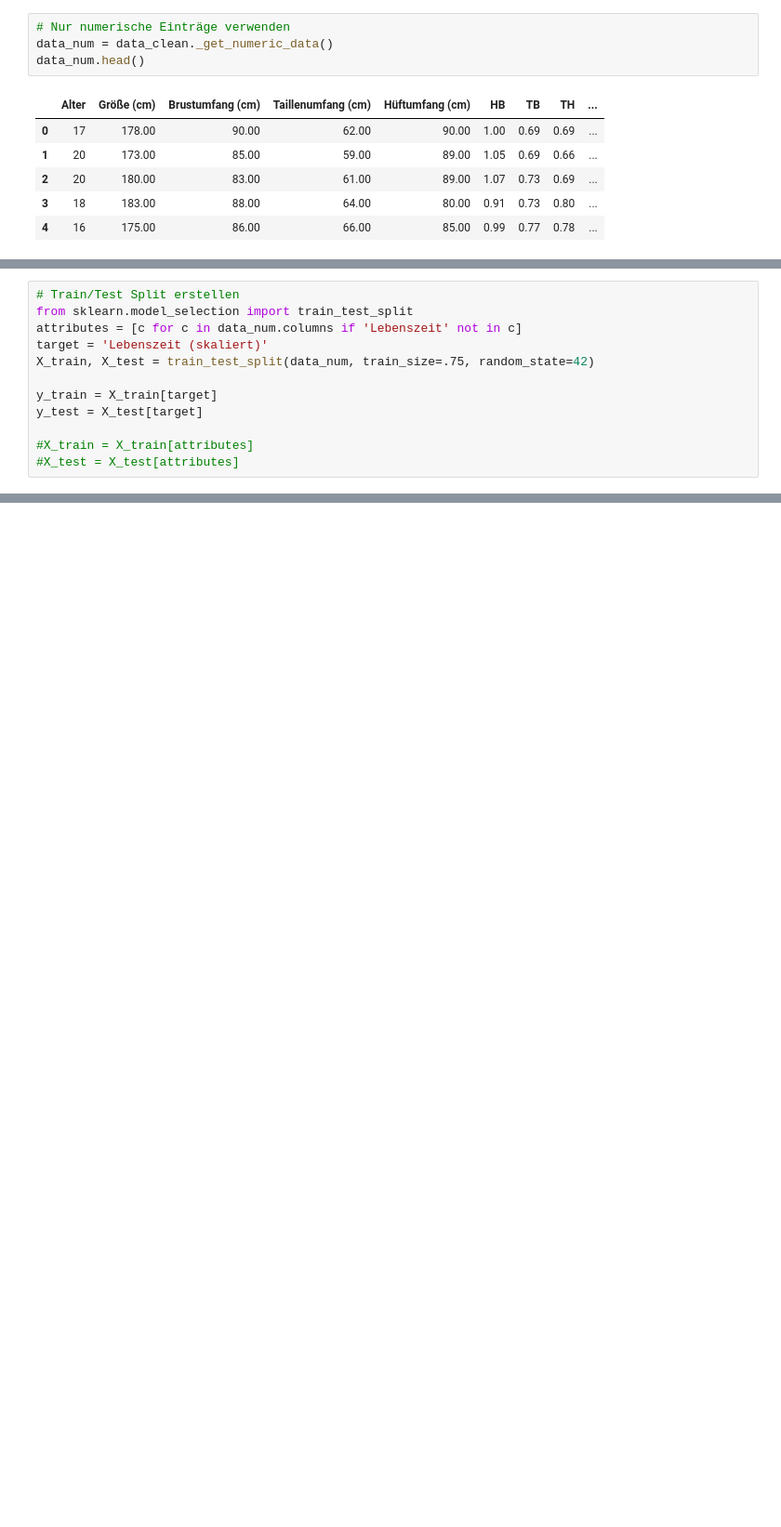
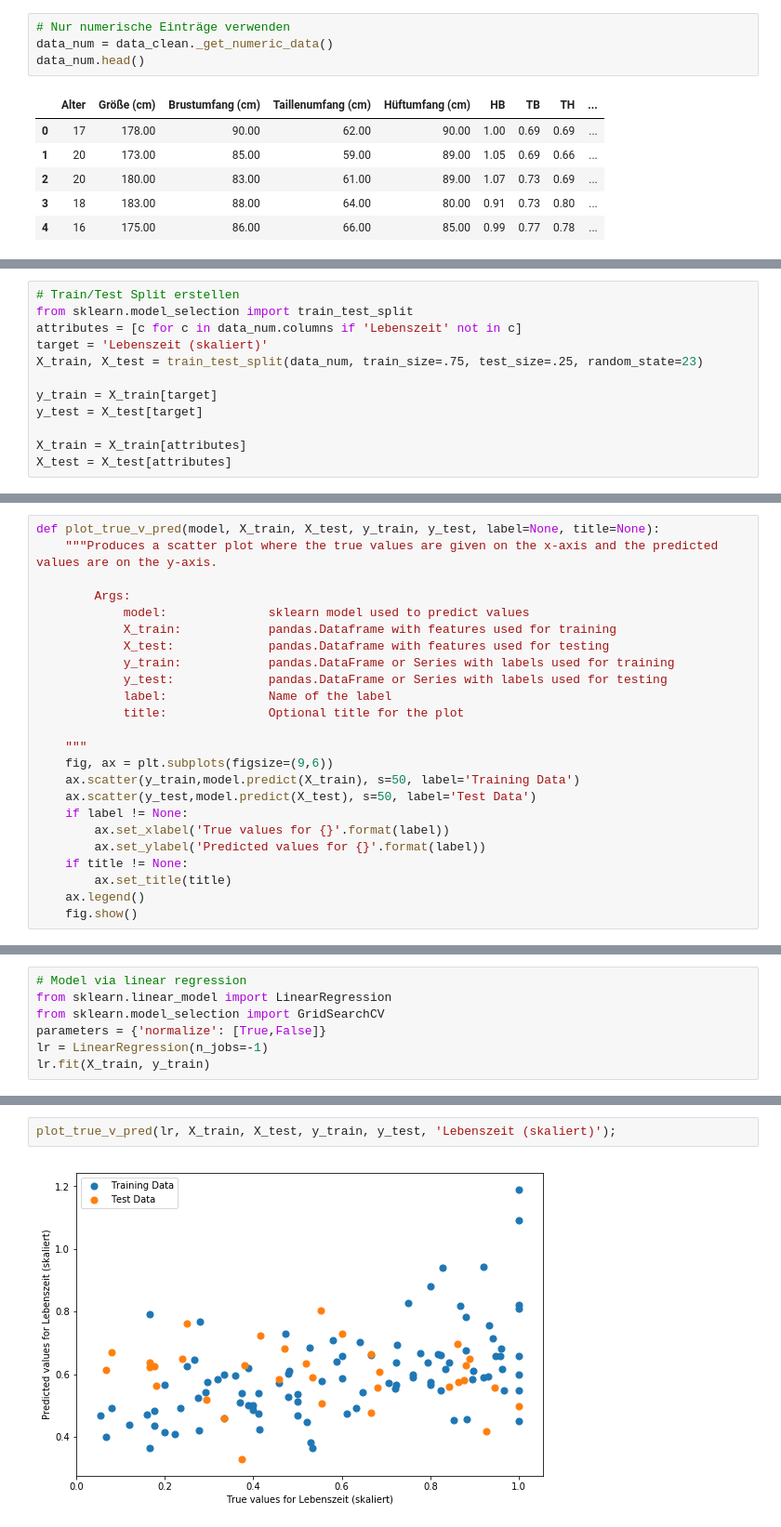
Before and after one commit to hamiltonian/GNTM, a Jupyter notebook: jupyter/GNTM Survival Analysis.ipynb, the cells around one changed output, grey strips where cells are left out. Shown: that part at 93% size. Saved outputs shown, nothing was run; the diff lists cells and outputs as text; blank space fills up the shorter version.

```diff
--- a/jupyter/GNTM Survival Analysis.ipynb
+++ b/jupyter/GNTM Survival Analysis.ipynb
@@ -184,10 +186,10 @@ data_num.head()
 from sklearn.model_selection import train_test_split
 attributes = [c for c in data_num.columns if 'Lebenszeit' not in c]
 target = 'Lebenszeit (skaliert)'
-X_train, X_test = train_test_split(data_num, train_size=.75, random_state=42)
+X_train, X_test = train_test_split(data_num, train_size=.75, test_size=.25, random_state=23)
 
 y_train = X_train[target]
 y_test = X_test[target]
 
-#X_train = X_train[attributes]
-#X_test = X_test[attributes]
+X_train = X_train[attributes]
+X_test = X_test[attributes]
@@ -193,0 +198,25 @@ y_test = X_test[target]
+# %%
+def plot_true_v_pred(model, X_train, X_test, y_train, y_test, label=None, title=None):
+    """Produces a scatter plot where the true values are given on the x-axis and the predicted
+values are on the y-axis.
+
+        Args:
+            model:              sklearn model used to predict values
+            X_train:            pandas.Dataframe with features used for training
+            X_test:             pandas.Dataframe with features used for testing
+            y_train:            pandas.DataFrame or Series with labels used for training
+            y_test:             pandas.DataFrame or Series with labels used for testing
+            label:              Name of the label
+            title:              Optional title for the plot
+
+    """
+    fig, ax = plt.subplots(figsize=(9,6))
+    ax.scatter(y_train,model.predict(X_train), s=50, label='Training Data')
+    ax.scatter(y_test,model.predict(X_test), s=50, label='Test Data')
+    if label != None:
+        ax.set_xlabel('True values for {}'.format(label))
+        ax.set_ylabel('Predicted values for {}'.format(label))
+    if title != None:
+        ax.set_title(title)
+    ax.legend()
+    fig.show()
@@ -193,0 +227,7 @@ y_test = X_test[target]
+# %%
+# Model via linear regression
+from sklearn.linear_model import LinearRegression
+from sklearn.model_selection import GridSearchCV
+parameters = {'normalize': [True,False]}
+lr = LinearRegression(n_jobs=-1)
+lr.fit(X_train, y_train)
@@ -193,0 +236,4 @@ y_test = X_test[target]
+# %%
+plot_true_v_pred(lr, X_train, X_test, y_train, y_test, 'Lebenszeit (skaliert)');
+# %% [output]
+[figure, added]
```
Also changed, not shown: parts of 33 cells of this notebook.
